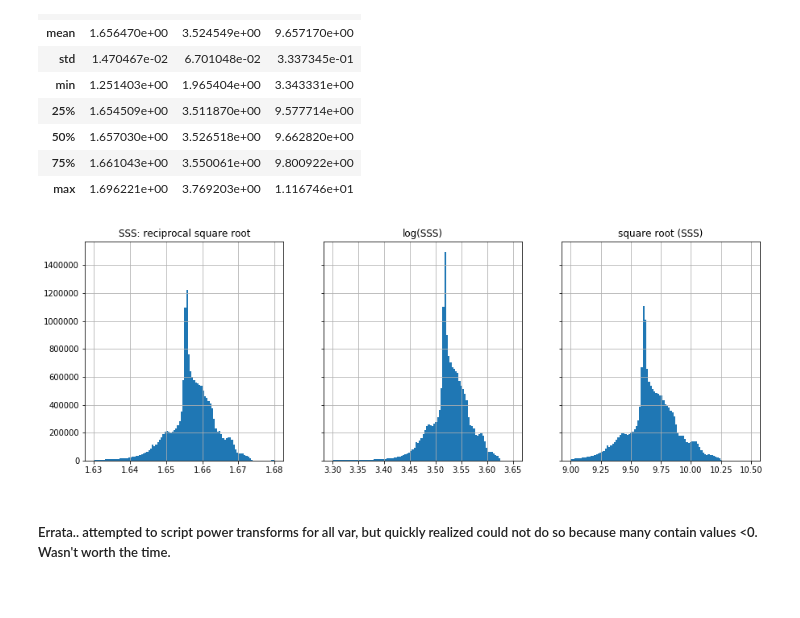
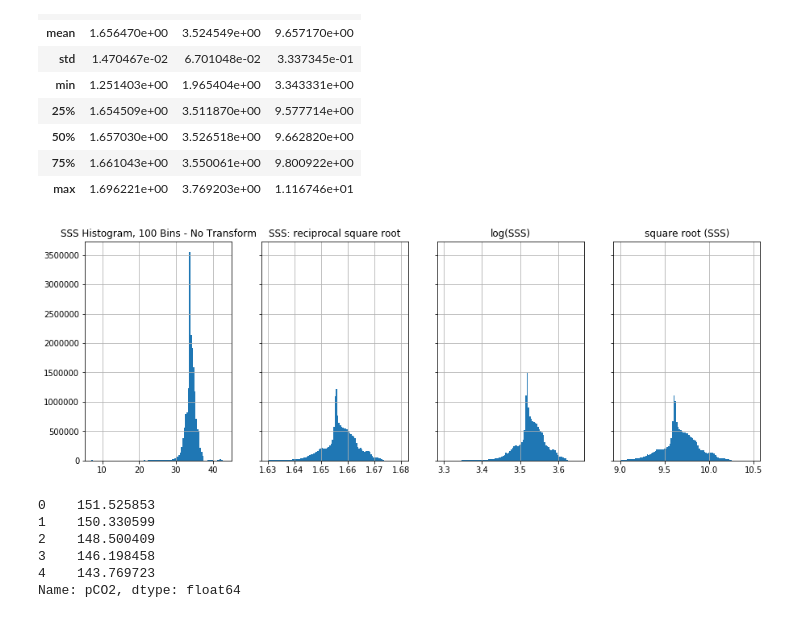
Before and after one commit to manksh/ocean-co2-absorption, a Jupyter notebook: notebooks/CG_edav.ipynb, the cells around one changed output. Saved outputs shown, nothing was run; the diff lists cells and outputs as text; code cells hidden in the pictures.

```diff
--- a/notebooks/CG_edav.ipynb
+++ b/notebooks/CG_edav.ipynb
@@ -32,7 +36,8 @@ This contains model output from member 001 of the CESM large ensemble which can
 # %% [markdown]
 # Read each feature
 # %%
-DATA_DIR = 'C:\\Users\\goyetc\\ocean-co2-absorption\\data'
+#DATA_DIR = 'C:\\Users\\goyetc\\ocean-co2-absorption\\data'
+DATA_DIR = '/Users/cg/co2/'
 dataset_names = {'pCO2': 'pCO2_2D_mon_CESM001_1x1_198201-201701.nc',
                  'XCO2': 'XCO2_1D_mon_CESM001_native_198201-201701.nc',
                  'SST': 'SST_2D_mon_CESM001_1x1_198201-201701.nc',
@@ -251,14 +331,13 @@ df_SSS_powers.describe()
 | 75% | 1.661043e+00 | 3.550061e+00 | 9.800922e+00 |
 | max | 1.696221e+00 | 3.769203e+00 | 1.116746e+01 |
 # %%
-fig, axs = plt.subplots(1,3,sharey=True, figsize =[15,5])
+fig, axs = plt.subplots(1,4,sharey=True, figsize =[15,5])
 
-df_SSS_powers['power:-0.5'].hist(ax=axs[0],bins=100,range=(1.63,1.68),label='reciprocal square root').set_title('SSS: reciprocal square root')
-df_SSS_powers['power:0'].hist(ax=axs[1],bins=100,range=(3.3,3.65),label='log').set_title('log(SSS)')
-df_SSS_powers['power:0.5'].hist(ax=axs[2],bins=100,range=(9,10.5),label='square root').set_title('square root (SSS)')
+df['SSS']['SSS'].hist(ax=axs[0],bins=100).set_title('SSS Histogram, 100 Bins - No Transform')
+df_SSS_powers['power:-0.5'].hist(ax=axs[1],bins=100,range=(1.63,1.68),label='reciprocal square root').set_title('SSS: reciprocal square root')
+df_SSS_powers['power:0'].hist(ax=axs[2],bins=100,range=(3.3,3.65),label='log').set_title('log(SSS)')
+df_SSS_powers['power:0.5'].hist(ax=axs[3],bins=100,range=(9,10.5),label='square root').set_title('square root (SSS)')
 
 fig.show()
 # %% [output]
-[figure, old version]
+[figure, new version]
-# %% [markdown]
-##### Errata.. attempted to script power transforms for all var, but quickly realized could not do so because many contain values <0. Wasn't worth the time.
@@ -282,0 +349,9 @@ df_powers = pd.DataFrame.from_dict(powers, orient = 'columns')
+# %%
+joined['pCO2'].head()
+# %% [output]
+0    151.525853
+1    150.330599
+2    148.500409
+3    146.198458
+4    143.769723
+Name: pCO2, dtype: float64
```
Also changed, not shown: parts of 28 cells of this notebook, 1 other file.
